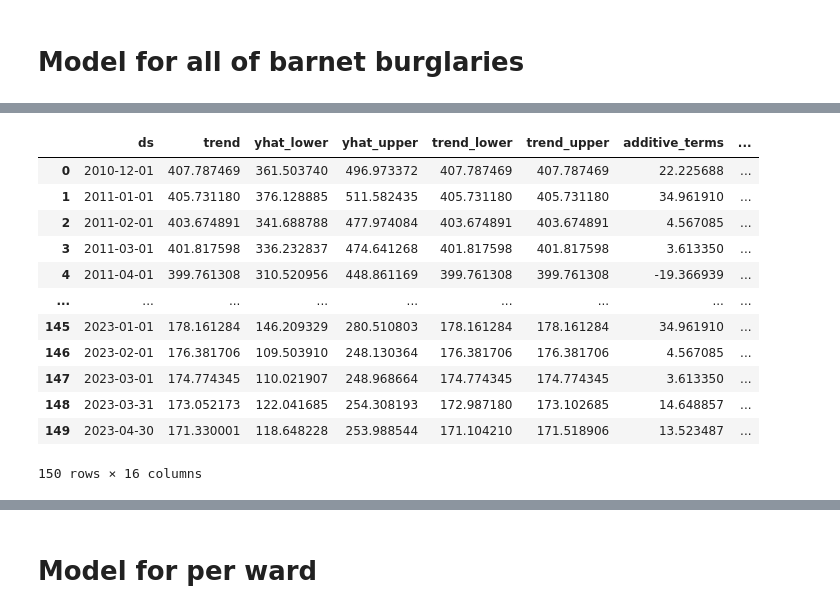
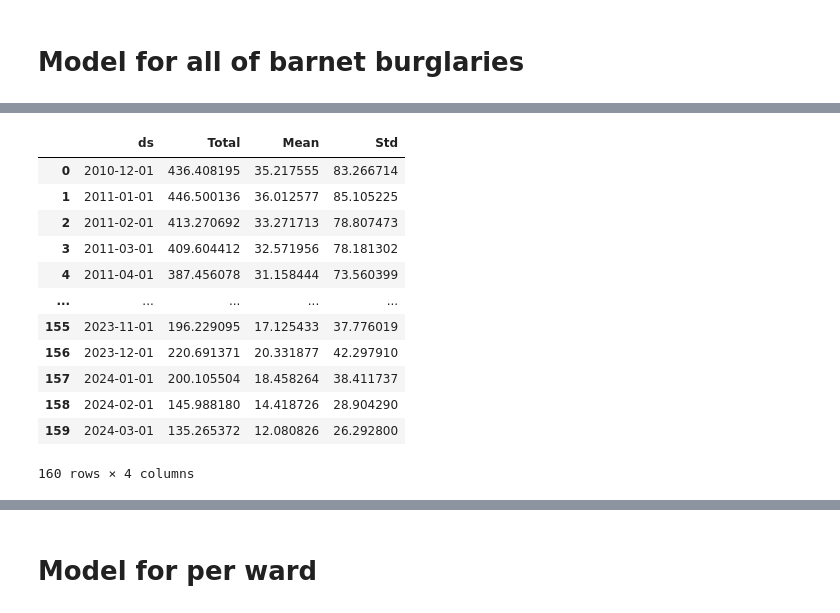
Before and after one commit to Shapkofil/dc20-g22, a Jupyter notebook: notebooks/Prophet.ipynb, the cells around one changed output, grey strips where cells are left out. Cells and saved outputs as stored; diff of their text form; code cells hidden in the pictures.

```diff
--- a/notebooks/Prophet.ipynb
+++ b/notebooks/Prophet.ipynb
@@ -174,11 +91,18 @@ UK_bankhols['Month'] = replicated_dates
 # %% [markdown]
 # Model for all of barnet burglaries
+# %%
+# Define the start and end dates
+start_date = '2010-12-01'
+end_date = '2024-03-01'
+
+# Generate the date range with frequency set to 'MS' (Month Start)
+date_range = pd.date_range(start=start_date, end=end_date, freq='MS')
 # %%
 m1 = Prophet(interval_width=0.95, seasonality_mode='additive',yearly_seasonality=True, weekly_seasonality=False, daily_seasonality=False, changepoint_prior_scale=0.2)
 m2 = Prophet(interval_width=0.95, seasonality_mode='additive',yearly_seasonality=True, weekly_seasonality=False, daily_seasonality=False, changepoint_prior_scale=0.05)
 m3 = Prophet(interval_width=0.95, seasonality_mode='additive',yearly_seasonality=True, weekly_seasonality=False, daily_seasonality=False, changepoint_prior_scale=0.1)
 
-model1 = m1.fit(wd2)
-model2 = m2.fit(wd2)
-model3 = m3.fit(wd2)
+model1 = m1.fit(total)
+model2 = m2.fit(mean)
+model3 = m3.fit(std)
 # %% [output]
@@ -191,41 +115,33 @@ model3 = m3.fit(wd2)
 # %%
 # Make predictions for each ward
-future1 = m1.make_future_dataframe(periods=2, freq='M')
-future2 = m2.make_future_dataframe(periods=2, freq='M')
-future3 = m3.make_future_dataframe(periods=2, freq='M')
+future1 = m1.make_future_dataframe(periods=12, freq='M')
+future2 = m2.make_future_dataframe(periods=12, freq='M')
+future3 = m3.make_future_dataframe(periods=12, freq='M')
 forecast1 = m1.predict(future1)
 forecast2 = m2.predict(future2)
 forecast3 = m3.predict(future3)
 forecast1.set_index('ds', inplace=True)
 forecast2.set_index('ds', inplace=True)
 forecast3.set_index('ds', inplace=True)
 
-# Combine the forecasts using simple averaging
-# ensemble_forecast = (forecast1['yhat'] + forecast2['yhat'] + forecast3['yhat']) / 3.0
-
-# Concatenate the three dataframes into a single dataframe
-merged_df = pd.concat([forecast1, forecast2, forecast3])
-
-# Calculate the average row-wise
-averaged_df = merged_df.groupby(merged_df.index).mean().reset_index()
-
-# ward_forecast = forecast[['ds'] + [col for col in forecast.columns if col.startswith('yhat')]]
-# ward_forecast = forecast[[col for col in forecast.columns]]
-
-# ward_forecast
-# ensemble_forecast
-averaged_df
+regressors = pd.DataFrame()
+regressors['Total'] = forecast1[['yhat']]
+regressors['Mean'] = forecast2[['yhat']]
+regressors['Std'] = forecast3[['yhat']]
+regressors = regressors.reset_index()
+regressors['ds'] = date_range
+regressors
 # %% [output]
-|  | ds | trend | yhat_lower | yhat_upper | trend_lower | trend_upper | additive_terms | ... |
-| 0 | 2010-12-01 | 407.787469 | 361.503740 | 496.973372 | 407.787469 | 407.787469 | 22.225688 | ... |
-| 1 | 2011-01-01 | 405.731180 | 376.128885 | 511.582435 | 405.731180 | 405.731180 | 34.961910 | ... |
-| 2 | 2011-02-01 | 403.674891 | 341.688788 | 477.974084 | 403.674891 | 403.674891 | 4.567085 | ... |
-| 3 | 2011-03-01 | 401.817598 | 336.232837 | 474.641268 | 401.817598 | 401.817598 | 3.613350 | ... |
-| 4 | 2011-04-01 | 399.761308 | 310.520956 | 448.861169 | 399.761308 | 399.761308 | -19.366939 | ... |
-| ... | ... | ... | ... | ... | ... | ... | ... | ... |
-| 145 | 2023-01-01 | 178.161284 | 146.209329 | 280.510803 | 178.161284 | 178.161284 | 34.961910 | ... |
-| 146 | 2023-02-01 | 176.381706 | 109.503910 | 248.130364 | 176.381706 | 176.381706 | 4.567085 | ... |
-| 147 | 2023-03-01 | 174.774345 | 110.021907 | 248.968664 | 174.774345 | 174.774345 | 3.613350 | ... |
-| 148 | 2023-03-31 | 173.052173 | 122.041685 | 254.308193 | 172.987180 | 173.102685 | 14.648857 | ... |
-| 149 | 2023-04-30 | 171.330001 | 118.648228 | 253.988544 | 171.104210 | 171.518906 | 13.523487 | ... |
+|  | ds | Total | Mean | Std |
+| 0 | 2010-12-01 | 436.408195 | 35.217555 | 83.266714 |
+| 1 | 2011-01-01 | 446.500136 | 36.012577 | 85.105225 |
+| 2 | 2011-02-01 | 413.270692 | 33.271713 | 78.807473 |
+| 3 | 2011-03-01 | 409.604412 | 32.571956 | 78.181302 |
+| 4 | 2011-04-01 | 387.456078 | 31.158444 | 73.560399 |
+| ... | ... | ... | ... | ... |
+| 155 | 2023-11-01 | 196.229095 | 17.125433 | 37.776019 |
+| 156 | 2023-12-01 | 220.691371 | 20.331877 | 42.297910 |
+| 157 | 2024-01-01 | 200.105504 | 18.458264 | 38.411737 |
+| 158 | 2024-02-01 | 145.988180 | 14.418726 | 28.904290 |
+| 159 | 2024-03-01 | 135.265372 | 12.080826 | 26.292800 |
-150 rows × 16 columns
+160 rows × 4 columns
```
Also changed, not shown: parts of 21 cells of this notebook.
